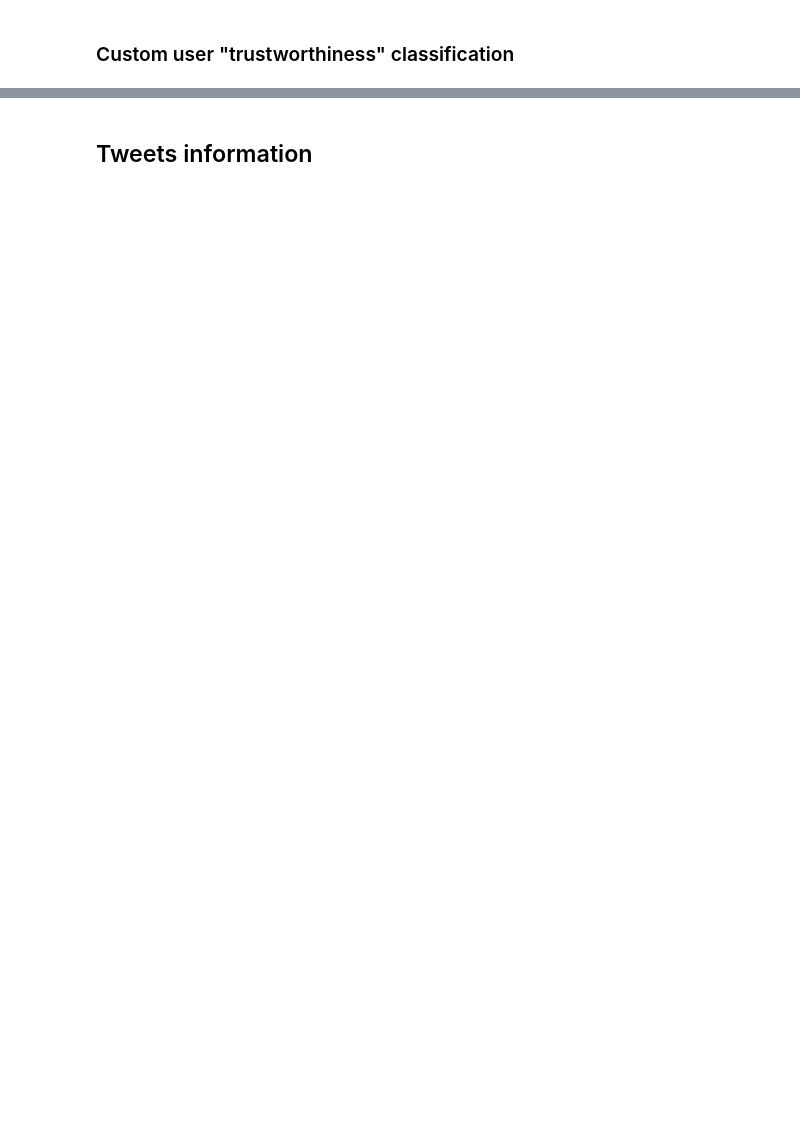
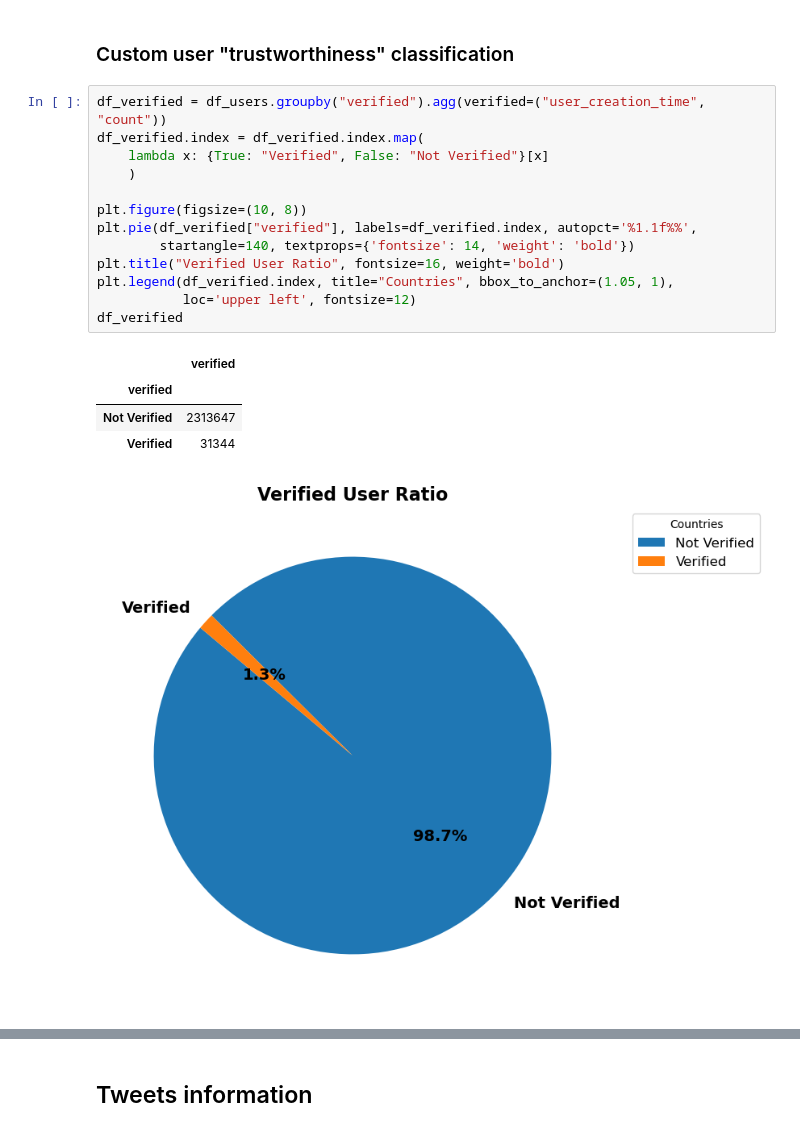
Before and after one commit to skyrimer/DBL-Micro-Soft, a Jupyter notebook: Split 2/Sentiment_analysis/sentiment_analysis.ipynb, the cells around one changed output, grey strips where cells are left out. Saved outputs shown, nothing was run; the diff lists cells and outputs as text; blank space fills up the shorter version.

```diff
--- a/Split 2/Sentiment_analysis/sentiment_analysis.ipynb
+++ b/Split 2/Sentiment_analysis/sentiment_analysis.ipynb
@@ -269,2 +376,21 @@ df_users.head()
 # %% [markdown]
 ### Custom user "trustworthiness" classification
+# %%
+df_verified = df_users.groupby("verified").agg(verified=("user_creation_time", "count"))
+df_verified.index = df_verified.index.map(
+    lambda x: {True: "Verified", False: "Not Verified"}[x]
+    )
+
+plt.figure(figsize=(10, 8))
+plt.pie(df_verified["verified"], labels=df_verified.index, autopct='%1.1f%%',
+        startangle=140, textprops={'fontsize': 14, 'weight': 'bold'})
+plt.title("Verified User Ratio", fontsize=16, weight='bold')
+plt.legend(df_verified.index, title="Countries", bbox_to_anchor=(1.05, 1),
+           loc='upper left', fontsize=12)
+df_verified
+# %% [output]
+|  | verified |
+| verified |  |
+| Not Verified | 2313647 |
+| Verified | 31344 |
+[figure, added]
```
Also changed, not shown: parts of 16 cells of this notebook.
